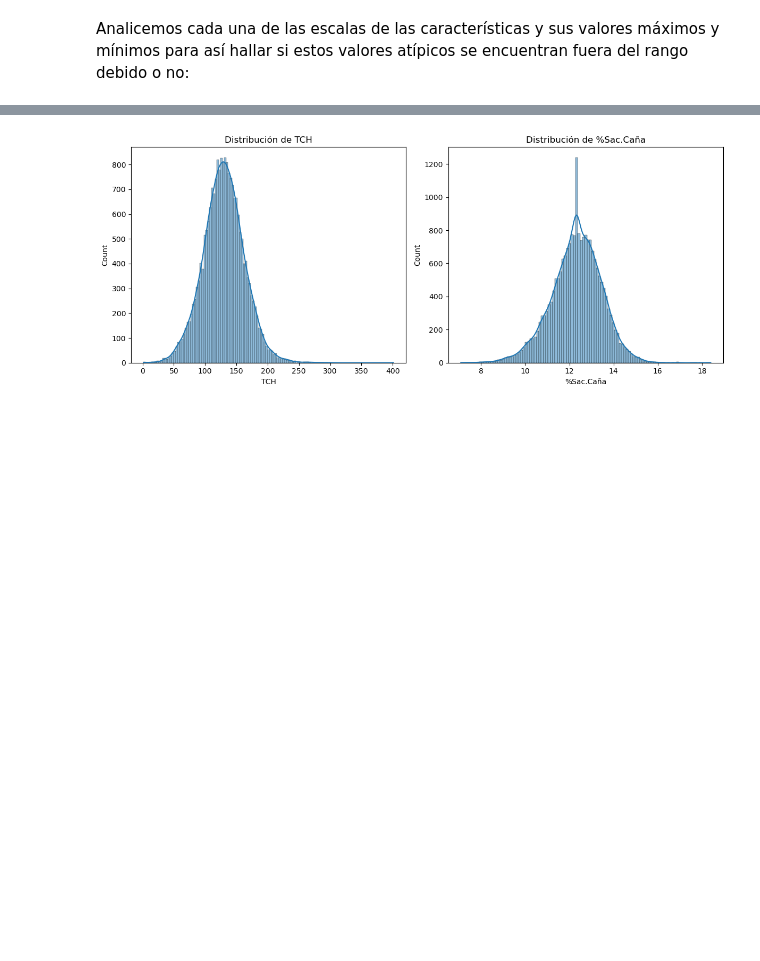
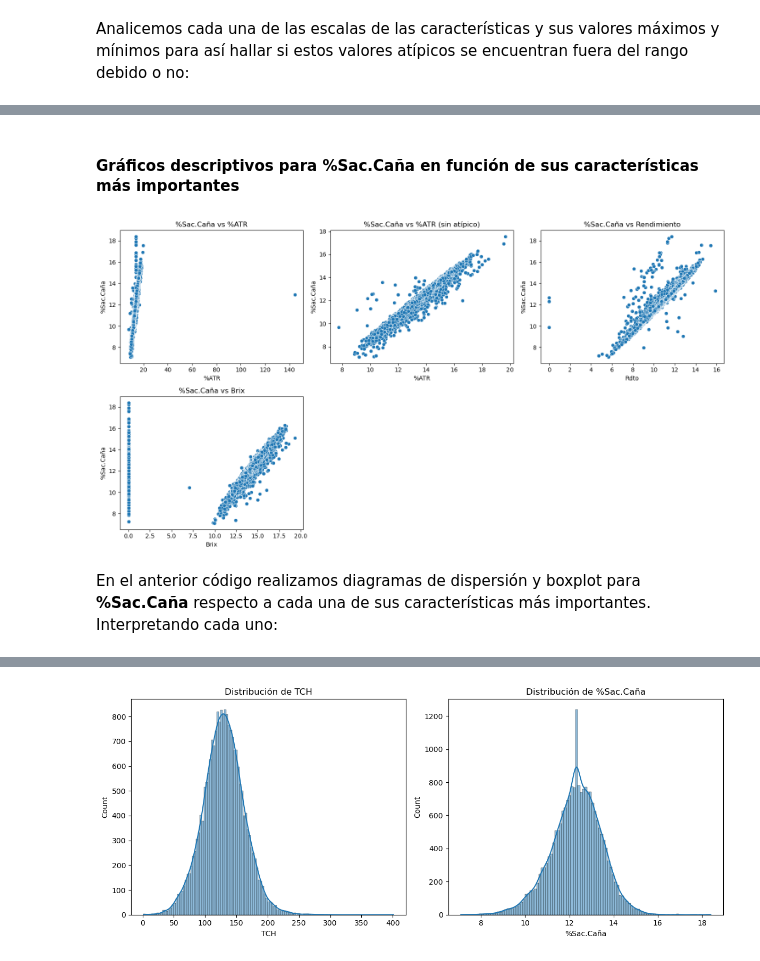
Before and after one commit to dylanbc1/sugar-mill-AI, a Jupyter notebook: sacarosa-tch.ipynb, the cells around one changed output, grey strips where cells are left out. Drawn from its saved outputs; the diff is of its cells as text; code cells hidden in the pictures; blank space fills up the shorter version.

```diff
--- a/sacarosa-tch.ipynb
+++ b/sacarosa-tch.ipynb
@@ -541,0 +616,29 @@ Así pues, decidimos mantener todos estos datos, ya que representan información
+# %% [markdown]
+#### **Gráficos descriptivos para %Sac.Caña en función de sus características más importantes**
+# %%
+# relaciones para la variable %Sac.Caña
+plt.figure(figsize=(15, 8))
+
+plt.subplot(2, 3, 1)
+sns.scatterplot(data=df_clean, x='%ATR', y='%Sac.Caña')
+plt.title('%Sac.Caña vs %ATR')
+
+# para %ATR sin valor atipico
+plt.subplot(2, 3, 2)
+sns.scatterplot(data=df[df_clean['%ATR'] <= 120], x='%ATR', y='%Sac.Caña')
+plt.title('%Sac.Caña vs %ATR (sin atípico)')
+
+plt.subplot(2, 3, 3)
+sns.scatterplot(data=df_clean, x='Rdto', y='%Sac.Caña')
+plt.title('%Sac.Caña vs Rendimiento')
+
+plt.subplot(2, 3, 4)
+sns.scatterplot(data=df_clean, x='Brix', y='%Sac.Caña')
+plt.title('%Sac.Caña vs Brix')
+
+plt.tight_layout()
+plt.show()
+# %% [output]
+[figure, added]
+# %% [markdown]
+En el anterior código realizamos diagramas de dispersión y boxplot para **%Sac.Caña** respecto a cada una de sus características más importantes. Interpretando cada uno:
```
Also changed, not shown: parts of 24 cells of this notebook.
